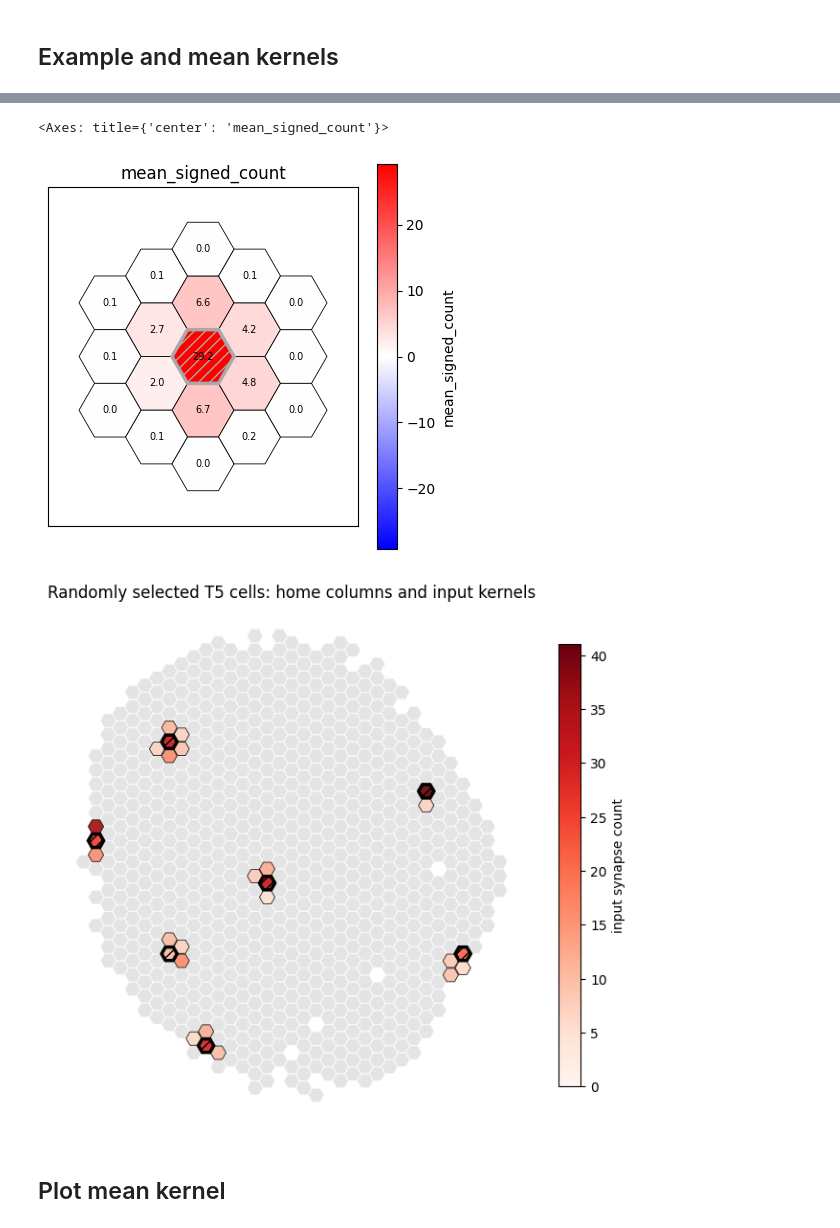
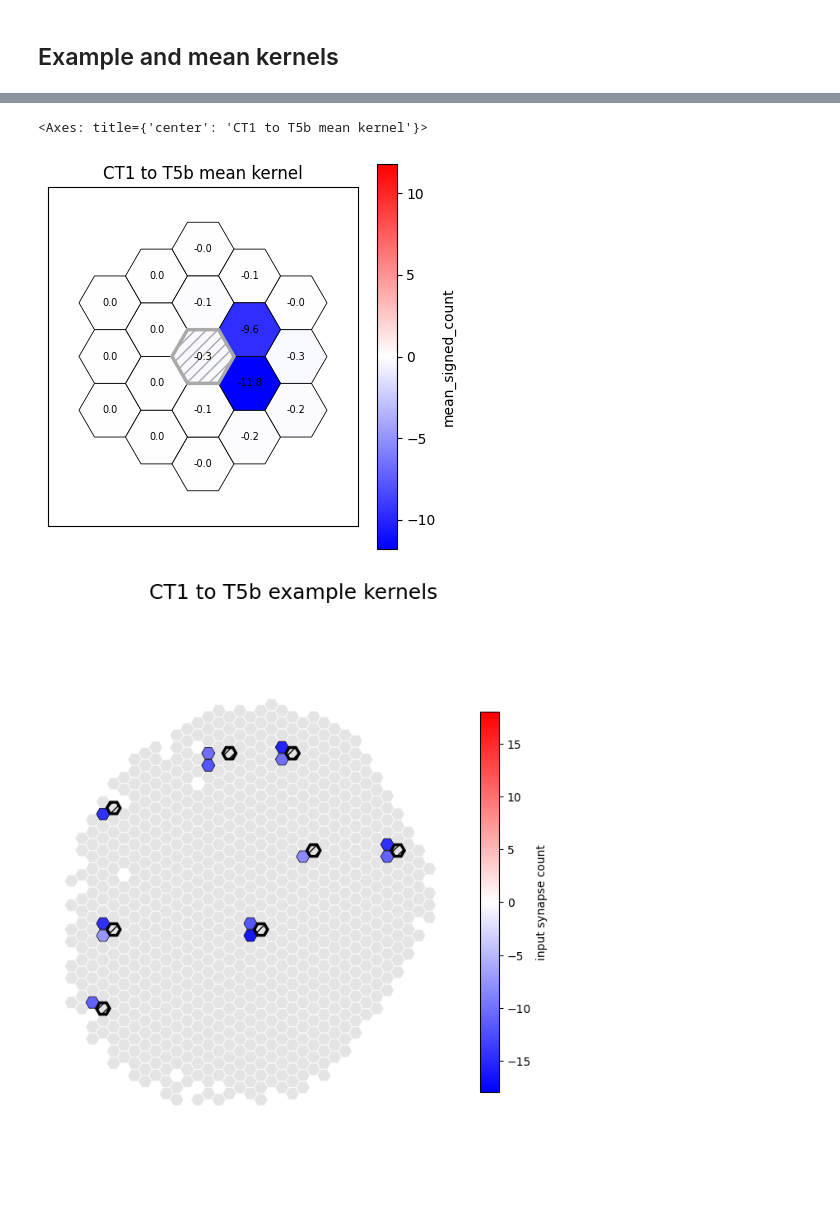
Before and after one commit to Fitzgerald-Lab-NU/connectome_analysis, a Jupyter notebook: visualize_kernels.ipynb, the cells around one changed output, grey strips where cells are left out. Saved outputs shown, nothing was run; the diff lists cells and outputs as text; code cells hidden in the pictures; blank space fills up the shorter version.

```diff
--- a/visualize_kernels.ipynb
+++ b/visualize_kernels.ipynb
@@ -163,8 +174,8 @@ def compute_kernel(
 # %%
 kernel, full_kernels = compute_kernel(
     edges,
-    pre_type="Mi1",
-    post_type="T4b")
+    pre_type="CT1",
+    post_type="T5b")
 
 full_kernels
 # %% [output]
@@ -184,7 +195,7 @@ full_kernels
 # %%
 import math
 
-n_samples = 7
+n_samples = 8
 max_cols = 4
 
 valid_posts = (
@@ -198,7 +209,7 @@ n_samples = min(n_samples, len(valid_posts))
 
 post_ids = (
     valid_posts["post"]
-    .sample(n=n_samples, random_state=0)
+    .sample(n=n_samples, random_state=1)
     .to_list()
 )
 
@@ -233,10 +244,10 @@ for ax, post_id in zip(axes_flat, post_ids):
                         radius=4, cmap="bwr",
                         norm = shared_norm,
                         add_colorbar=False,
-                        plot_labels=False,
+                        plot_labels=True,
                         ax=ax,use_input_relative_to_target=True,
-                        mirror_x=False,
-                        mirror_y=False,
+                        mirror_x=True,
+                        mirror_y=True,
                         title=post_id)
 for ax in axes_flat[n:]:
     ax.axis("off")
@@ -262,14 +273,15 @@ plt.show()
 plot_spatial_kernel_hex(kernel, value_col="mean_signed_count",
                         radius=4,
                         add_colorbar=True,
-                        title=None)
+                        title= f"{plot_df['pre_cell_type'].iloc[0]} to "
+    f"{plot_df['post_cell_type'].iloc[0]} mean kernel")
 # %% [output]
-<Axes: title={'center': 'mean_signed_count'}>
+<Axes: title={'center': 'CT1 to T5b mean kernel'}>
-[figure, old version]
+[figure, new version]
 # %%
 df = full_kernels.copy()
 
-
+plot_df = full_kernels[full_kernels["post"].isin(post_ids)].copy()
 # Absolute presynaptic/input column coordinates
 plot_df["input_p"] = plot_df["target_p"] - plot_df["dp"]
 plot_df["input_q"] = plot_df["target_q"] - plot_df["dq"]
@@ -278,7 +290,7 @@ plot_df["input_q"] = plot_df["target_q"] - plot_df["dq"]
 plot_df = (
     plot_df
     .groupby(["post", "target_p", "target_q", "input_p", "input_q"], as_index=False)
-    .agg(count=("count", "sum"))
+    .agg(signed_count=("signed_count", "sum"))
 )
 
 # Background eye map: all T5 home columns in this full table
@@ -327,19 +339,29 @@ x_home, y_home = pq_to_xy(
 homes["x_plot"] = x_home
 homes["y_plot"] = y_home
 
+mirror_y = True
+if mirror_y:
+    eye["y_plot"] = -eye["y_plot"]
+    plot_df["y_plot"] = -plot_df["y_plot"]
+    homes["y_plot"] = -homes["y_plot"]
 hexsize = 1.0
-cmap = plt.get_cmap("Reds")
-norm = mpl.colors.Normalize(
-    vmin=0,
-    vmax=plot_df["count"].max() if plot_df["count"].max() > 0 else 1,
+cmap = plt.get_cmap("bwr")
+vmax = np.nanmax(np.abs(plot_df['signed_count']))
+
+norm = TwoSlopeNorm(
+    vmin=-vmax,
+    vcenter=0,
+    vmax=vmax
 )
 
-# if plot_df['signed_count'].mean() < 0:
-#     cmap = plt.get_cmap("Blues")
-#     norm = mpl.colors.Normalize(
-#     vmin=0,
-#     vmax=plot_df["count"].max() if plot_df["count"].max() > 0 else 1,
+# norm = SymLogNorm(
+#     linthresh=1,      # values between -1 and 1 are linear
+#     linscale=1,
+#     vmin=-vmax,
+#     vmax=vmax,
+#     base=10
 # )
+
 
 
 fig, ax = plt.subplots(figsize=(8, 8))
@@ -361,7 +383,7 @@ for _, row in eye.iterrows():
 
 # 2. Plot selected input columns colored by synapse count
 # Draw only nonzero input bins if desired
-nonzero_inputs = plot_df[plot_df["count"] > 0].copy()
+nonzero_inputs = plot_df[plot_df["signed_count"] != 0].copy()
 
 for _, row in nonzero_inputs.iterrows():
     ax.add_patch(
@@ -370,39 +392,42 @@ for _, row in nonzero_inputs.iterrows():
             numVertices=6,
             radius=hexsize * 0.95,
             orientation=np.pi / 6,
-            facecolor=cmap(norm(row["count"])),
+            facecolor=cmap(norm(row["signed_count"])),
             edgecolor="black",
             linewidth=0.6,
             alpha=0.9,
         )
     )
 
 # 3. Highlight the three T5 home columns by darkening/outline
 for _, row in homes.iterrows():
     ax.add_patch(
         RegularPolygon(
             (row["x_plot"], row["y_plot"]),
             numVertices=6,
             radius=hexsize * 0.95,
             orientation=np.pi / 6,
             facecolor="none",
             edgecolor="black",
             linewidth=2.5,
             hatch="///",
         )
     )
 
 sm = mpl.cm.ScalarMappable(norm=norm, cmap=cmap)
 sm.set_array([])
 fig.colorbar(sm, ax=ax, shrink=0.75, label="input synapse count")
 
 ax.set_aspect("equal")
 ax.autoscale_view()
 ax.axis("off")
-ax.set_title("Randomly selected T5 cells: home columns and input kernels")
+
+fig.suptitle(
+    f"{full_kernels['pre_cell_type'].iloc[0]} to "
+    f"{full_kernels['post_cell_type'].iloc[0]} example kernels",
+    fontsize=18,
+)
 
 plt.show()
 # %% [output]
-[figure, old version]
+[figure, new version]
-# %% [markdown]
-## Plot mean kernel
```
Also changed, not shown: parts of 7 cells of this notebook.
